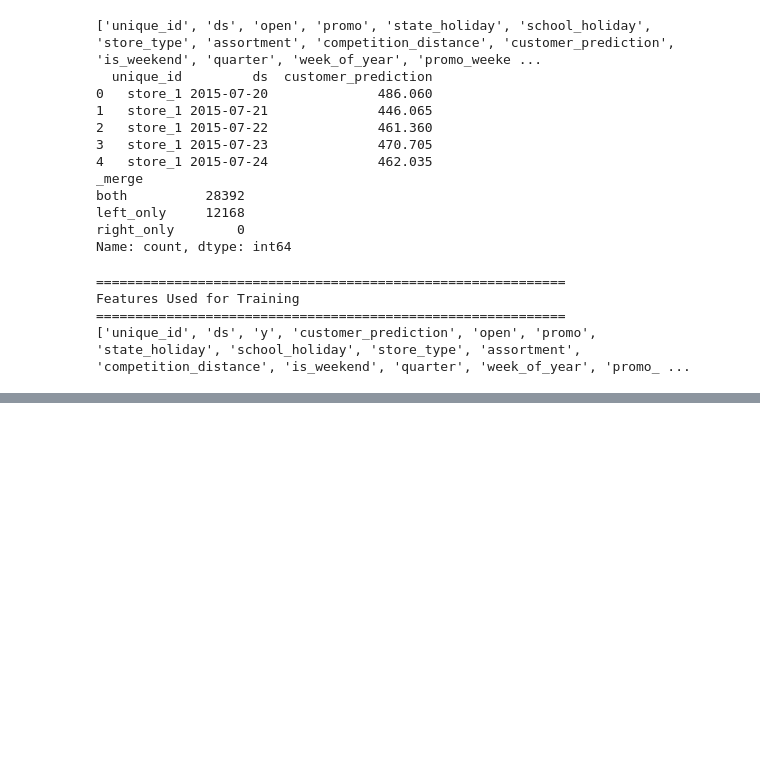
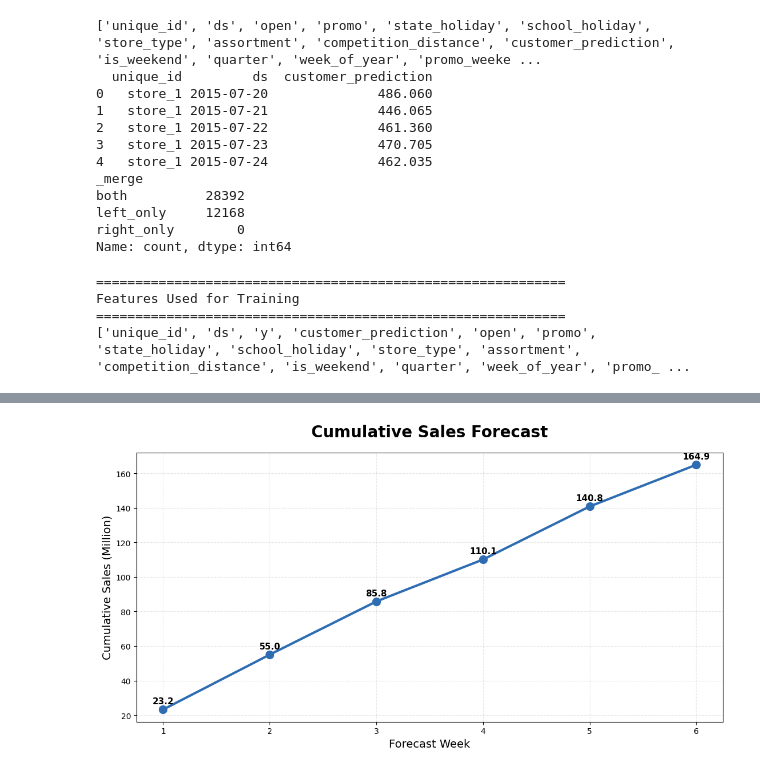
Before and after one commit to xueyingpeng24-dotcom/BF-PJ2, a Jupyter notebook: global_random_forest_with_customer.ipynb, the cells around one changed output, grey strips where cells are left out. Cells and saved outputs as stored; diff of their text form; code cells hidden in the pictures; blank space fills up the shorter version.

```diff
--- a/global_random_forest_with_customer.ipynb
+++ b/global_random_forest_with_customer.ipynb
@@ -2350,34 +3464,36 @@ ax.grid(
     alpha=0.3
 
 )
 
 # ----------------------------------------------------------
 # KPI Outside Figure
 # ----------------------------------------------------------
 
 
 
 plt.tight_layout(
 
     rect=[0, 0, 0.86, 1]
 
 )
 
 # ----------------------------------------------------------
 # Save
 # ----------------------------------------------------------
 
 plt.savefig(
 
     processed_dir / "cumulative_sales_forecast.png",
 
-    dpi=300,
+    dpi=600,
 
     bbox_inches="tight"
 
 )
 
 plt.show()
+# %% [output]
+[figure, added]
 # %%
 # ==========================================================
 # KPI Card
```
Also changed, not shown: parts of 23 cells of this notebook.
